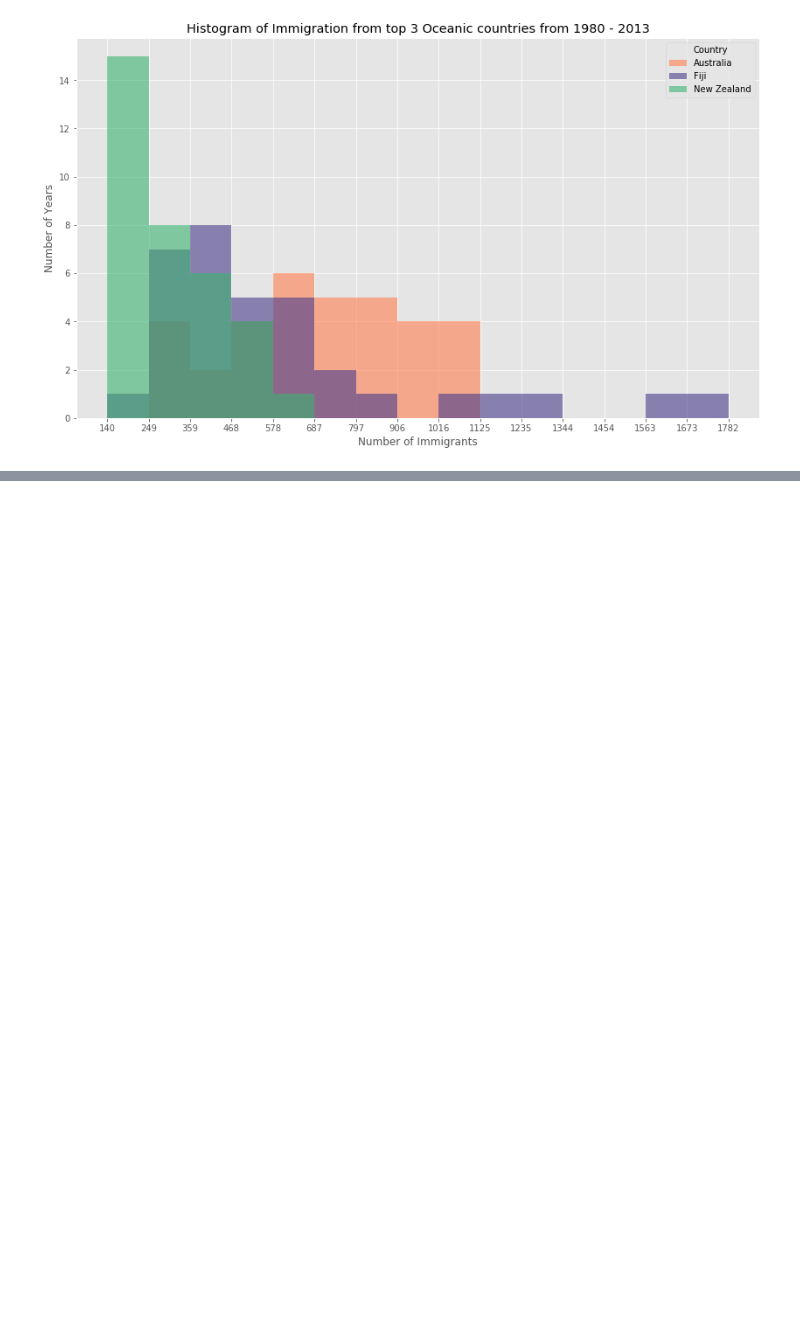
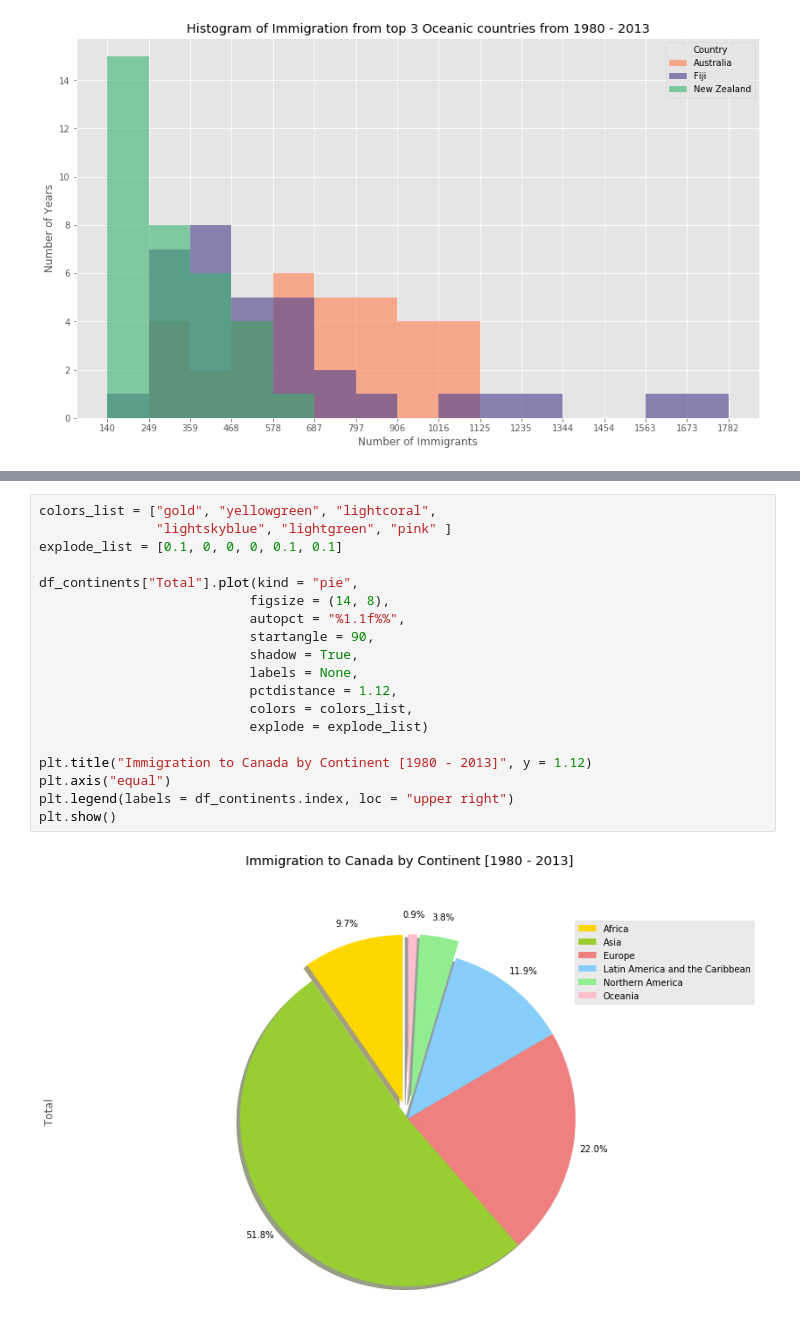
Before and after one commit to amarpy/migration_to_canada_analysis, a Jupyter notebook: migration_to_canada_analysis.ipynb, the cells around one changed output, grey strips where cells are left out. Cells and saved outputs as stored; diff of their text form; blank space fills up the shorter version.

```diff
--- a/migration_to_canada_analysis.ipynb
+++ b/migration_to_canada_analysis.ipynb
@@ -303,0 +330,21 @@ plt.show()
+# %%
+colors_list = ["gold", "yellowgreen", "lightcoral",
+               "lightskyblue", "lightgreen", "pink" ]
+explode_list = [0.1, 0, 0, 0, 0.1, 0.1]
+
+df_continents["Total"].plot(kind = "pie",
+                           figsize = (14, 8),
+                           autopct = "%1.1f%%",
+                           startangle = 90,
+                           shadow = True,
+                           labels = None,
+                           pctdistance = 1.12,
+                           colors = colors_list,
+                           explode = explode_list)
+
+plt.title("Immigration to Canada by Continent [1980 - 2013]", y = 1.12)
+plt.axis("equal")
+plt.legend(labels = df_continents.index, loc = "upper right")
+plt.show()
+# %% [output]
+[figure, added]
```
Also changed, not shown: parts of 8 cells of this notebook.
